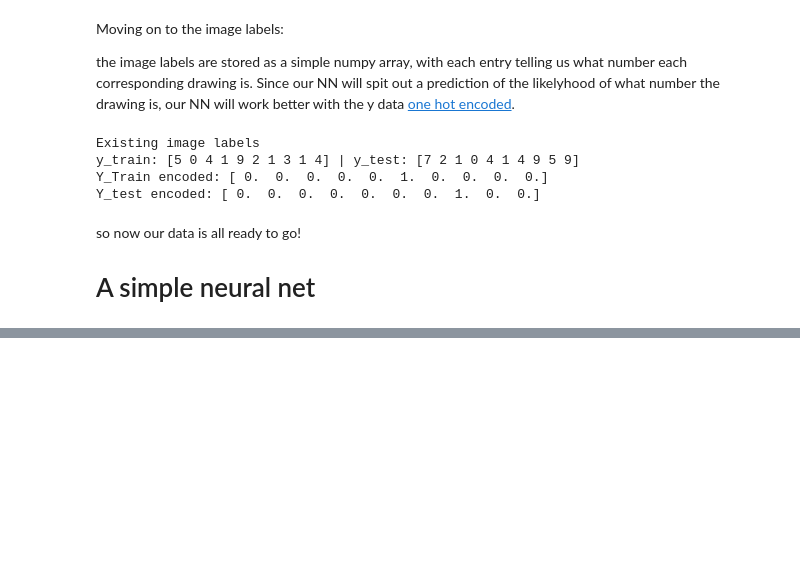
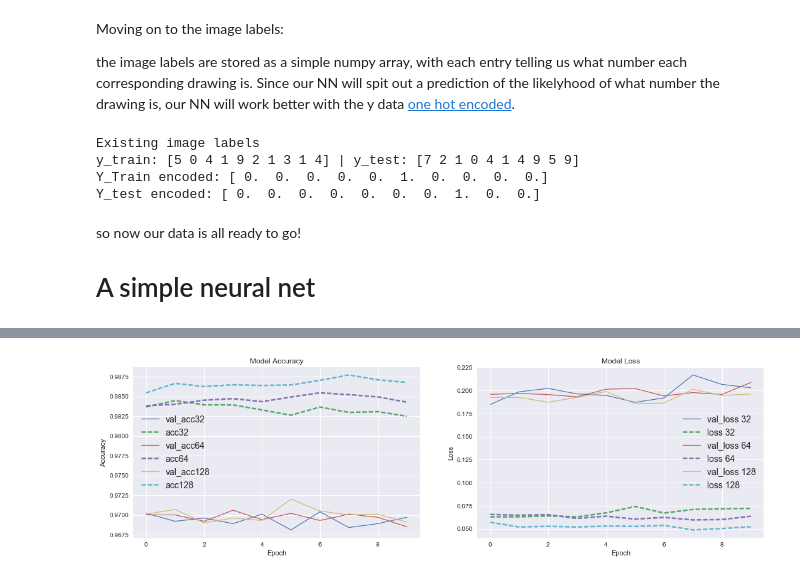
Before and after one commit to khalido/nd101, a Jupyter notebook: mnist_keras_simple.ipynb, the cells around one changed output, grey strips where cells are left out. Drawn from its saved outputs; the diff is of its cells as text; code cells hidden in the pictures; blank space fills up the shorter version.

```diff
--- a/mnist_keras_simple.ipynb
+++ b/mnist_keras_simple.ipynb
@@ -170,0 +201,8 @@ AttributeError: 'Sequential' object has no attribute 'history'
+# %%
+b_size = [32,64,128]
+history_runs = []
+
+for b in b_size:
+    print(f'Training on batchsize {b}')
+    history_runs.append(model.fit(X_train, Y_train, epochs=10, batch_size=b,
+                                  shuffle=True, validation_data=(X_test,Y_test)))
@@ -170,0 +227,26 @@ AttributeError: 'Sequential' object has no attribute 'history'
+# %%
+fig, axs = plt.subplots(1,2,figsize=(18,5))
+
+acc_legend = []
+loss_legend = []
+
+for history, b in zip(history_runs, b_size):
+    acc = axs[0]
+    acc.plot(history.history['val_acc'], linewidth=1.2, label='val_acc'+ str(b))
+    acc.plot(history.history['acc'], linestyle='--', linewidth=2.5, label='acc'+ str(b))
+    acc.set_title('Model Accuracy')
+    acc.set_ylabel('Accuracy')
+    acc.set_xlabel('Epoch')
+
+    loss = axs[1]
+    loss.plot(history.history['val_loss'], linewidth=1.2, label='val_loss '+ str(b))
+    loss.plot(history.history['loss'], linestyle='--', linewidth=2.5, label='loss '+ str(b))
+    loss.set_title('Model Loss')
+    loss.set_ylabel('Loss')
+    loss.set_xlabel('Epoch')
+
+acc.legend(fontsize=14)
+loss.legend(fontsize=14)
+plt.show();
+# %% [output]
+[figure, added]
```
Also changed, not shown: parts of 11 cells of this notebook, 1 other file.
